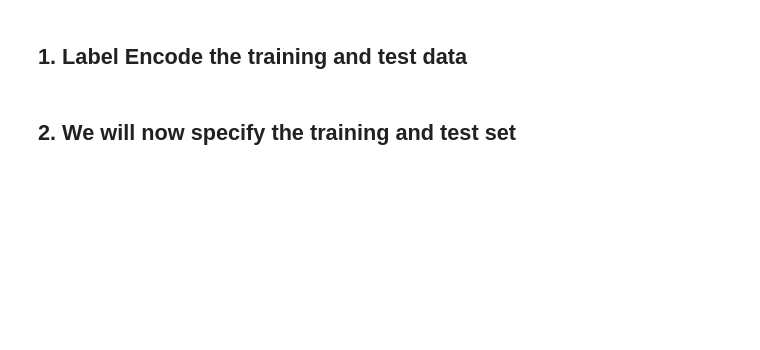
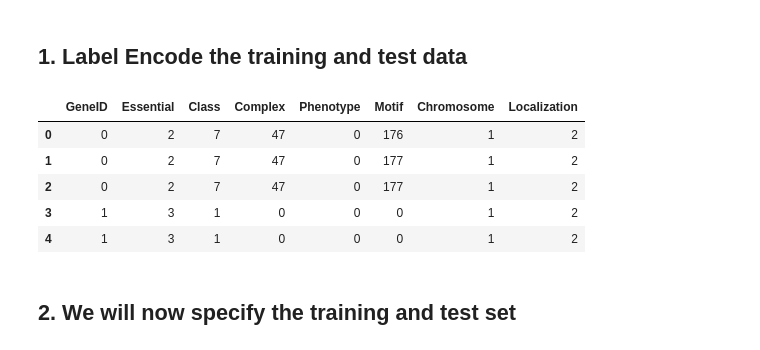
Before and after one commit to ddalton-jpl/data_mining_hwk_2, a Jupyter notebook: classification_model.ipynb, the cells around one changed output. Cells and saved outputs as stored; diff of their text form; code cells hidden in the pictures; blank space fills up the shorter version.

```diff
--- a/classification_model.ipynb
+++ b/classification_model.ipynb
@@ -35,12 +35,18 @@ df_train.head(10)
 # %% [markdown]
 ## 1. Label Encode the training and test data
 # %%
-# Label encode the training data set
 label_encoder = LabelEncoder()
-# for column in df_train.columns:
-#     df_train[column] = label_encoder.fit_transform(df_train[column].astype(str))
+for column in df_train.columns:
+    df_train[column] = label_encoder.fit_transform(df_train[column].astype(str))
 
-# df_train.head()
+df_train.head()
+# %% [output]
+|  | GeneID | Essential | Class | Complex | Phenotype | Motif | Chromosome | Localization |
+| 0 | 0 | 2 | 7 | 47 | 0 | 176 | 1 | 2 |
+| 1 | 0 | 2 | 7 | 47 | 0 | 177 | 1 | 2 |
+| 2 | 0 | 2 | 7 | 47 | 0 | 177 | 1 | 2 |
+| 3 | 1 | 3 | 1 | 0 | 0 | 0 | 1 | 2 |
+| 4 | 1 | 3 | 1 | 0 | 0 | 0 | 1 | 2 |
 # %% [markdown]
 ## 2. We will now specify the training and test set
 # %%
```
Also changed, not shown: parts of 6 cells of this notebook, 1 other file.
